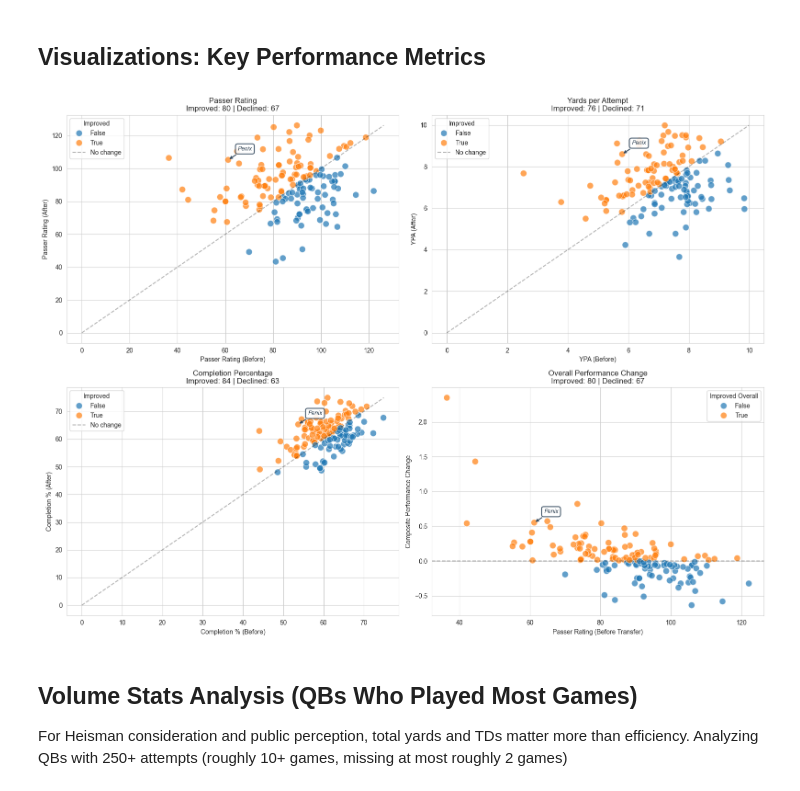
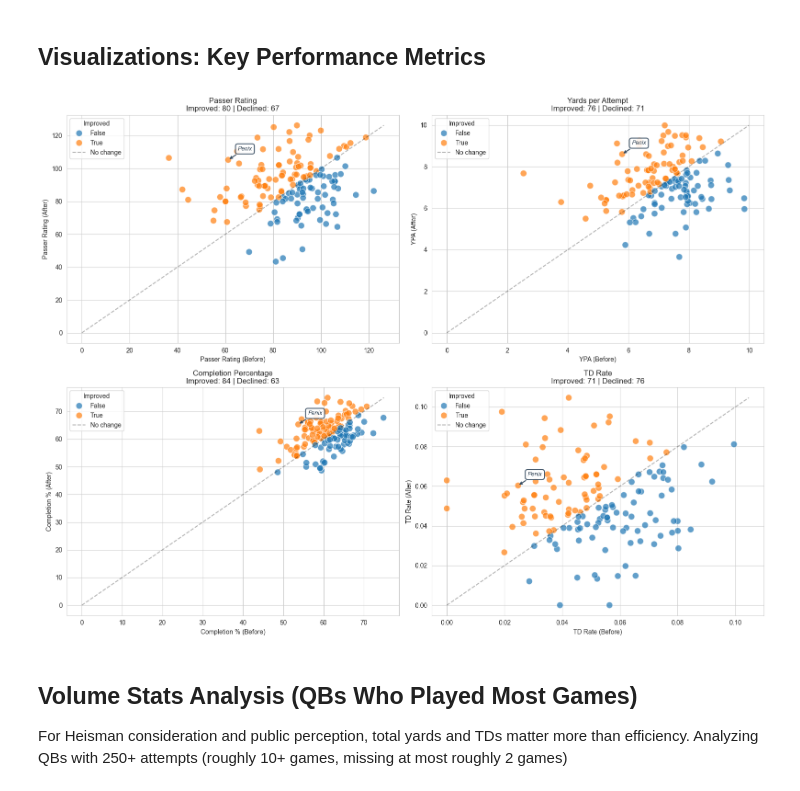
Before and after one commit to lhakso/cfb_analysis, a Jupyter notebook: notebooks/02_exploratory_analysis.ipynb, the cells around one changed output. Drawn from its saved outputs; the diff is of its cells as text; code cells hidden in the pictures.

```diff
--- a/notebooks/02_exploratory_analysis.ipynb
+++ b/notebooks/02_exploratory_analysis.ipynb
@@ -452,6 +447,7 @@ def create_scatter_plot(ax, df, x_col, y_col, hue_col, title, improved_label="Im
 # %%
 fig, axes = plt.subplots(2, 2, figsize=(16, 12))
 
+# passer rating plot
 create_scatter_plot(
     axes[0, 0], roi_df, "before_passer_rating", "after_passer_rating", "passer_rating_improved",
     "Passer Rating", "Improved"
@@ -459,6 +455,7 @@ create_scatter_plot(
 axes[0, 0].set_xlabel("Passer Rating (Before)")
 axes[0, 0].set_ylabel("Passer Rating (After)")
 
+# calling out Michael Penix Jr. as an example
 penix = roi_df[roi_df["player"] == "Michael Penix Jr."]
 if not penix.empty:
     axes[0, 0].annotate("Penix",
@@ -468,6 +465,7 @@ if not penix.empty:
                        bbox=dict(boxstyle="round,pad=0.4", facecolor="white", edgecolor="#34495e", linewidth=1.5, alpha=0.9),
                        arrowprops=dict(arrowstyle="->", color="#34495e", lw=1.5))
 
+# YPA plot
 create_scatter_plot(
     axes[0, 1], roi_df, "before_ypa", "after_ypa", "ypa_improved",
     "Yards per Attempt", "Improved"
@@ -483,47 +481,42 @@ if not penix.empty:
                        bbox=dict(boxstyle="round,pad=0.4", facecolor="white", edgecolor="#34495e", linewidth=1.5, alpha=0.9),
                        arrowprops=dict(arrowstyle="->", color="#34495e", lw=1.5))
 
+# completion percentage plot
 create_scatter_plot(
     axes[1, 0], roi_df, "before_comp_pct", "after_comp_pct", "comp_pct_improved",
     "Completion Percentage", "Improved"
 )
 axes[1, 0].set_xlabel("Completion % (Before)")
 axes[1, 0].set_ylabel("Completion % (After)")
 
 if not penix.empty:
     axes[1, 0].annotate("Penix",
                        xy=(penix.iloc[0]["before_comp_pct"], penix.iloc[0]["after_comp_pct"]),
                        xytext=(15, 15), textcoords="offset points",
                        fontsize=9, style='italic', color='#2c3e50',
                        bbox=dict(boxstyle="round,pad=0.4", facecolor="white", edgecolor="#34495e", linewidth=1.5, alpha=0.9),
                        arrowprops=dict(arrowstyle="->", color="#34495e", lw=1.5))
 
-composite_improved = roi_df["composite_score"] > 0
-improved_count = composite_improved.sum()
-declined_count = len(roi_df) - improved_count
-
-sns.scatterplot(
-    data=roi_df, x="before_passer_rating", y="composite_score",
-    hue=composite_improved, s=100, alpha=0.7, ax=axes[1, 1]
+# TD rate plot
+create_scatter_plot(
+    axes[1, 1], roi_df, "before_td_rate", "after_td_rate", "td_rate_improved",
+    "TD Rate", "Improved"
 )
-axes[1, 1].axhline(y=0, color="k", linestyle="--", alpha=0.3)
-axes[1, 1].set_xlabel("Passer Rating (Before Transfer)")
-axes[1, 1].set_ylabel("Composite Performance Change")
-axes[1, 1].set_title(f"Overall Performance Change\nImproved: {improved_count} | Declined: {declined_count}")
-axes[1, 1].legend(title="Improved Overall")
+axes[1, 1].set_xlabel("TD Rate (Before)")
+axes[1, 1].set_ylabel("TD Rate (After)")
 
 if not penix.empty:
     axes[1, 1].annotate("Penix",
-                       xy=(penix.iloc[0]["before_passer_rating"], penix.iloc[0]["composite_score"]),
+                       xy=(penix.iloc[0]["before_td_rate"], penix.iloc[0]["after_td_rate"]),
                        xytext=(15, 15), textcoords="offset points",
                        fontsize=9, style='italic', color='#2c3e50',
                        bbox=dict(boxstyle="round,pad=0.4", facecolor="white", edgecolor="#34495e", linewidth=1.5, alpha=0.9),
                        arrowprops=dict(arrowstyle="->", color="#34495e", lw=1.5))
 
 plt.tight_layout()
 plt.show()
 # %% [output]
-[figure, old version]
+[figure, new version]
 # %% [markdown]
 ## Volume Stats Analysis (QBs Who Played Most Games)
 For Heisman consideration and public perception, total yards and TDs matter more than efficiency.
```
Also changed, not shown: parts of 18 cells of this notebook.
